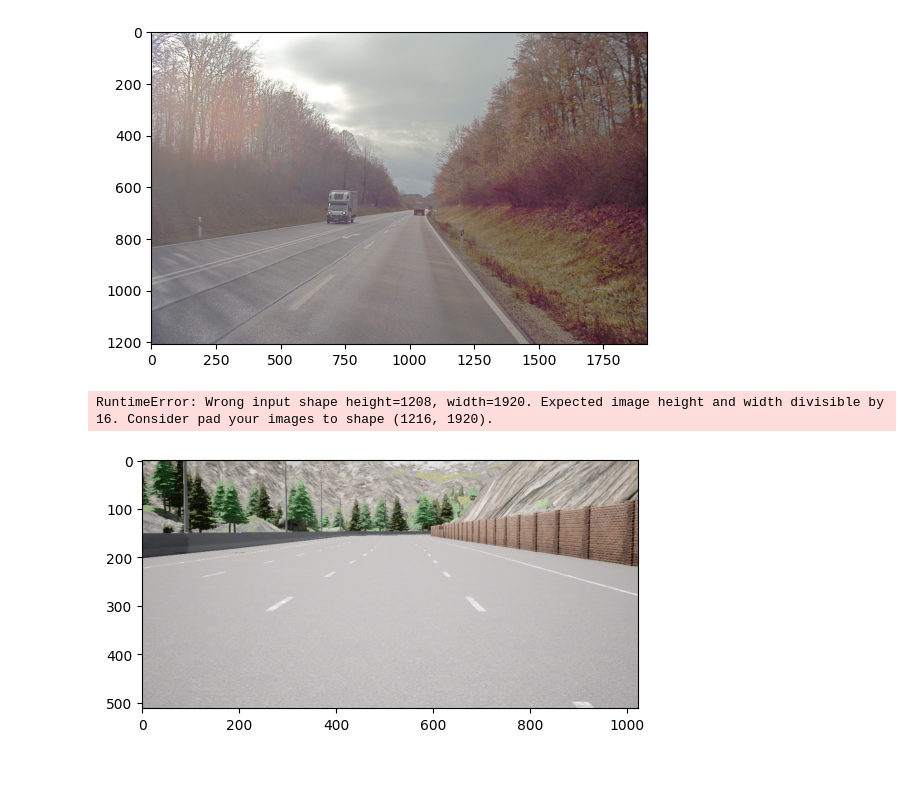
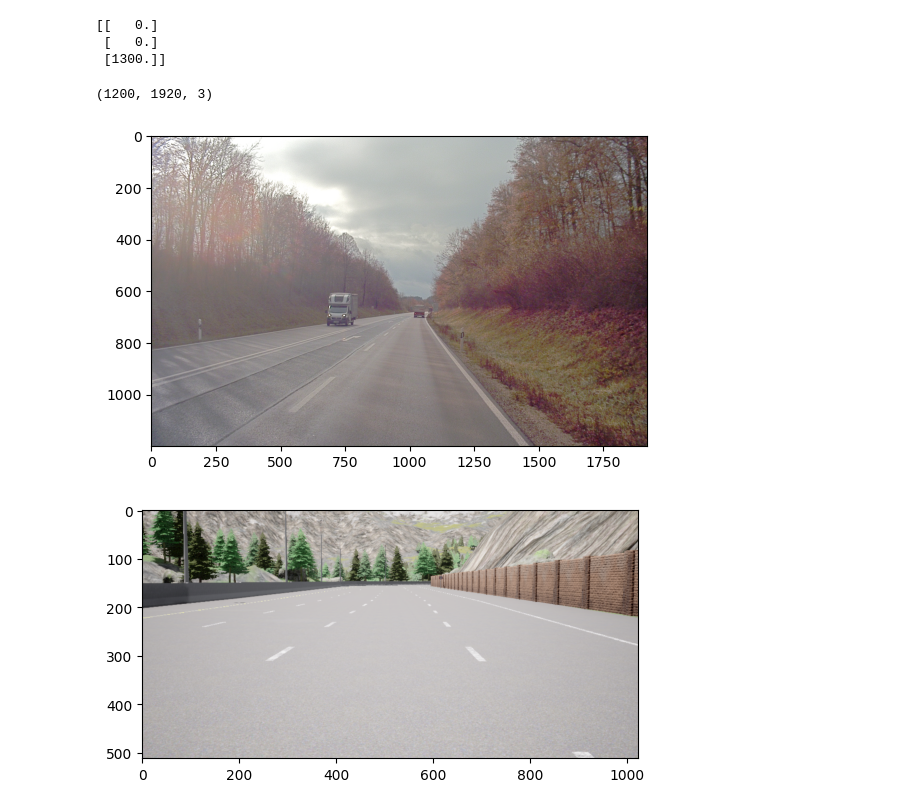
Before and after one commit to Efferbach/Backup, a Jupyter notebook: IPM/IPM.ipynb, the cells around one changed output. Cells and saved outputs as stored; diff of their text form; code cells hidden in the pictures; blank space fills up the shorter version.

```diff
--- a/IPM/IPM.ipynb
+++ b/IPM/IPM.ipynb
@@ -159,6 +159,14 @@ class simple_lane_detector():
       colour_codes = np.array(label_values)
       x = colour_codes[image.astype(int)]
       return x
+# %%
+T = np.eye(4)
+T[2,3] = 1300
+print(np.dot(T, np.array([0,0,0,1])[:, None])[:3])
+# %% [output]
+[[   0.]
+ [   0.]
+ [1300.]]
 # %%
 class IPM(object):
     """
@@ -535,13 +544,16 @@ sld = simple_lane_detector(model_path)
 # %%
 img_path = '/home/morten/Downloads/20181204_170238/camera/cam_front_center/20181204170238_camera_frontcenter_000000330.png'
 # label_path = '/home/morten/Documents/Data/data_lane_segmentation/val_label/Town04_Clear_Noon_09_09_2020_14_57_22_frame_1061_validation_set_label.png'
 img = cv2.imread(img_path)
 img = cv2.cvtColor(img, cv2.COLOR_RGB2BGR, img)
+img = img[8:1208, :, :]
+print(img.shape)
 # label = cv2.imread(label_path)
 plt.imshow(img)
 plt.show()
 # %% [output]
+(1200, 1920, 3)
-[figure, old version]
+[figure, new version]
 # %%
 camera = CameraG()
 camera.get_fit_and_probs(img, sld)
@@ -549,8 +561,6 @@ camera.get_fit_and_probs(img, sld)
 back_probs, left_probs, right_probs = sld.detect(img)
 
 print(left_probs.shape)
-# %% [output]
-RuntimeError: Wrong input shape height=1208, width=1920. Expected image height and width divisible by 16. Consider pad your images to shape (1216, 1920).
 # %%
 if __name__ == "__main__":
 
```
Also changed, not shown: parts of 1 cell of this notebook, 22 other files.
